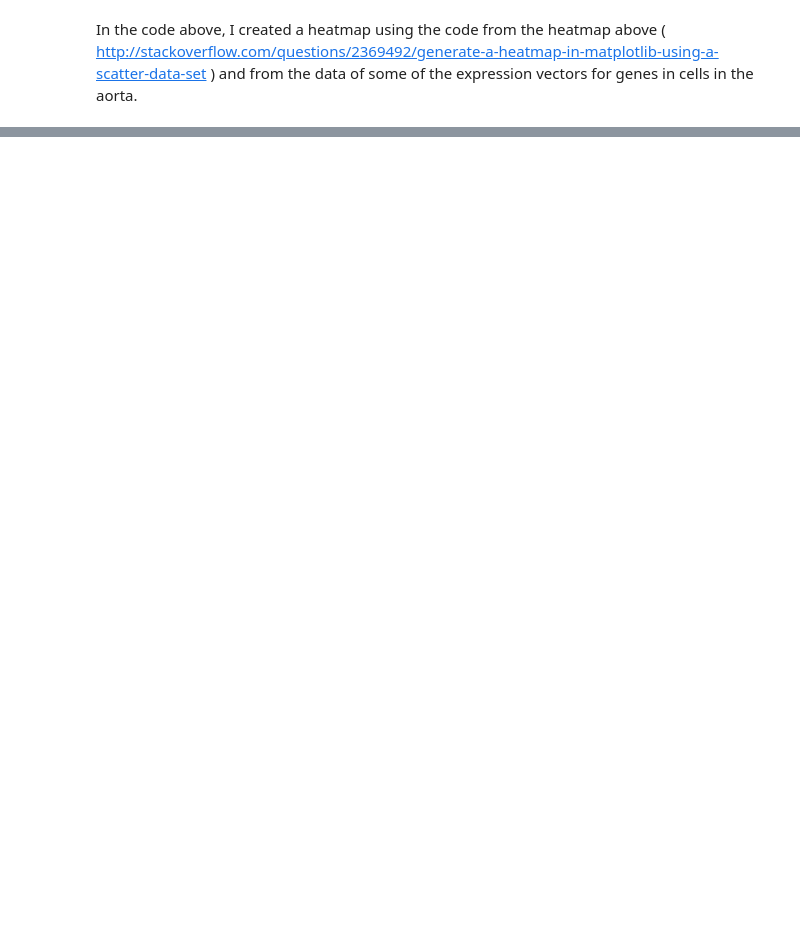
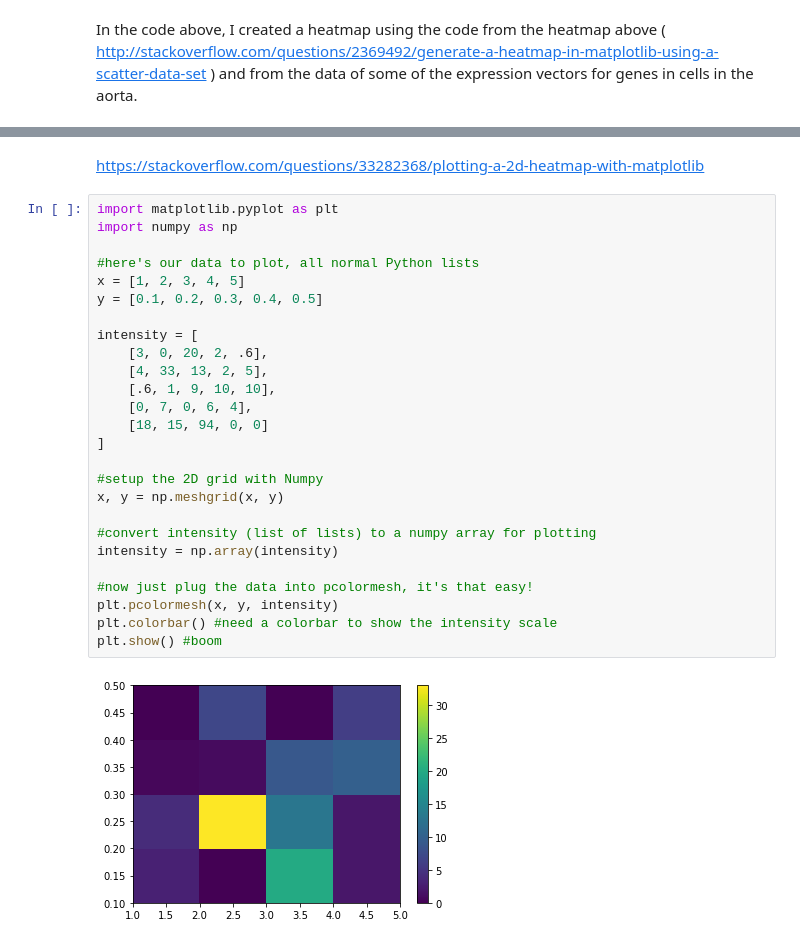
Before and after one commit to alexandratutino/rna-analysis-notebooks, a Jupyter notebook: Heatmap for Single Gene.ipynb, the cells around one changed output, grey strips where cells are left out. Saved outputs shown, nothing was run; the diff lists cells and outputs as text; blank space fills up the shorter version.

```diff
--- a/Heatmap for Single Gene.ipynb
+++ b/Heatmap for Single Gene.ipynb
@@ -54,0 +112,30 @@ In the code above, I created a heatmap using the code from the heatmap above ( h
+# %% [markdown]
+https://stackoverflow.com/questions/33282368/plotting-a-2d-heatmap-with-matplotlib
+# %%
+import matplotlib.pyplot as plt
+import numpy as np
+
+#here's our data to plot, all normal Python lists
+x = [1, 2, 3, 4, 5]
+y = [0.1, 0.2, 0.3, 0.4, 0.5]
+
+intensity = [
+    [3, 0, 20, 2, .6],
+    [4, 33, 13, 2, 5],
+    [.6, 1, 9, 10, 10],
+    [0, 7, 0, 6, 4],
+    [18, 15, 94, 0, 0]
+]
+
+#setup the 2D grid with Numpy
+x, y = np.meshgrid(x, y)
+
+#convert intensity (list of lists) to a numpy array for plotting
+intensity = np.array(intensity)
+
+#now just plug the data into pcolormesh, it's that easy!
+plt.pcolormesh(x, y, intensity)
+plt.colorbar() #need a colorbar to show the intensity scale
+plt.show() #boom
+# %% [output]
+[figure, added]
```
Also changed, not shown: parts of 4 cells of this notebook, 3 other files.
